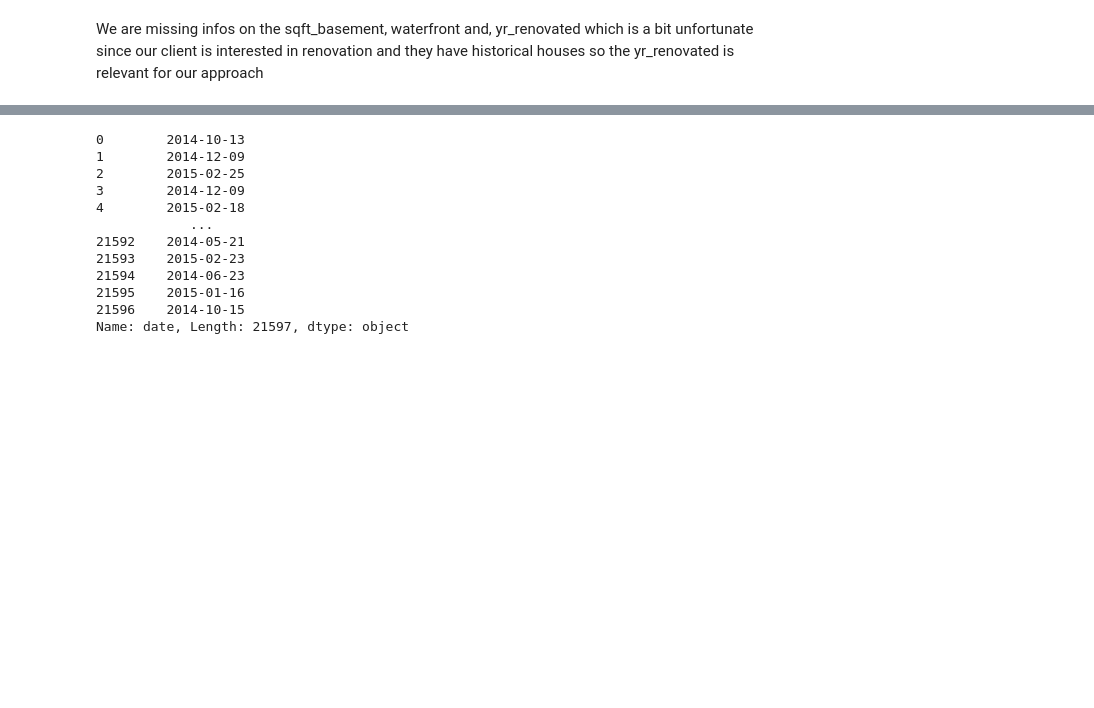
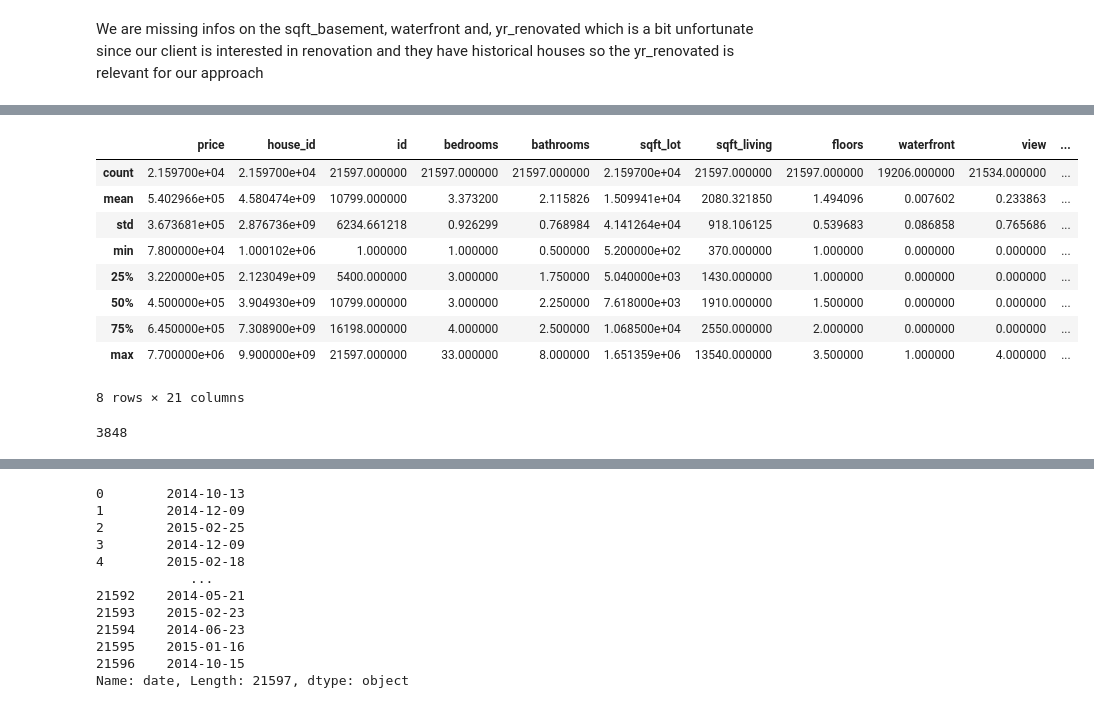
Before and after one commit to AnnaWey/Housing_Project, a Jupyter notebook: EDA_AnnaWey.ipynb, the cells around one changed output, grey strips where cells are left out. Drawn from its saved outputs; the diff is of its cells as text; code cells hidden in the pictures; blank space fills up the shorter version.

```diff
--- a/EDA_AnnaWey.ipynb
+++ b/EDA_AnnaWey.ipynb
@@ -52,0 +98,23 @@ We are missing infos on the sqft_basement, waterfront and, yr_renovated which is
+# %%
+df_housing["yr_renovated"] = df_housing['yr_renovated'] /10
+df_housing['yr_renovated'].value_counts()
+df_housing['yr_renovated'] = df_housing['yr_renovated'].map(lambda x: round(x) if pd.notnull(x) else np.nan).astype('Int64')
+type(df_housing['yr_renovated'][0])
+df_housing.describe()
+# %% [output]
+|  | price | house_id | id | bedrooms | bathrooms | sqft_lot | sqft_living | floors | waterfront | view | ... |
+| count | 2.159700e+04 | 2.159700e+04 | 21597.000000 | 21597.000000 | 21597.000000 | 2.159700e+04 | 21597.000000 | 21597.000000 | 19206.000000 | 21534.000000 | ... |
+| mean | 5.402966e+05 | 4.580474e+09 | 10799.000000 | 3.373200 | 2.115826 | 1.509941e+04 | 2080.321850 | 1.494096 | 0.007602 | 0.233863 | ... |
+| std | 3.673681e+05 | 2.876736e+09 | 6234.661218 | 0.926299 | 0.768984 | 4.141264e+04 | 918.106125 | 0.539683 | 0.086858 | 0.765686 | ... |
+| min | 7.800000e+04 | 1.000102e+06 | 1.000000 | 1.000000 | 0.500000 | 5.200000e+02 | 370.000000 | 1.000000 | 0.000000 | 0.000000 | ... |
+| 25% | 3.220000e+05 | 2.123049e+09 | 5400.000000 | 3.000000 | 1.750000 | 5.040000e+03 | 1430.000000 | 1.000000 | 0.000000 | 0.000000 | ... |
+| 50% | 4.500000e+05 | 3.904930e+09 | 10799.000000 | 3.000000 | 2.250000 | 7.618000e+03 | 1910.000000 | 1.500000 | 0.000000 | 0.000000 | ... |
+| 75% | 6.450000e+05 | 7.308900e+09 | 16198.000000 | 4.000000 | 2.500000 | 1.068500e+04 | 2550.000000 | 2.000000 | 0.000000 | 0.000000 | ... |
+| max | 7.700000e+06 | 9.900000e+09 | 21597.000000 | 33.000000 | 8.000000 | 1.651359e+06 | 13540.000000 | 3.500000 | 1.000000 | 4.000000 | ... |
+8 rows × 21 columns
+# %%
+df_housing['yr_renovated'].value_counts()
+df_housing['yr_renovated'].isna().sum() # unfortunately 3848 rows contain nans that is too high
+# i might use it with a dummy variable later
+# %% [output]
+3848
```
Also changed, not shown: parts of 30 cells of this notebook, 14 other files.
